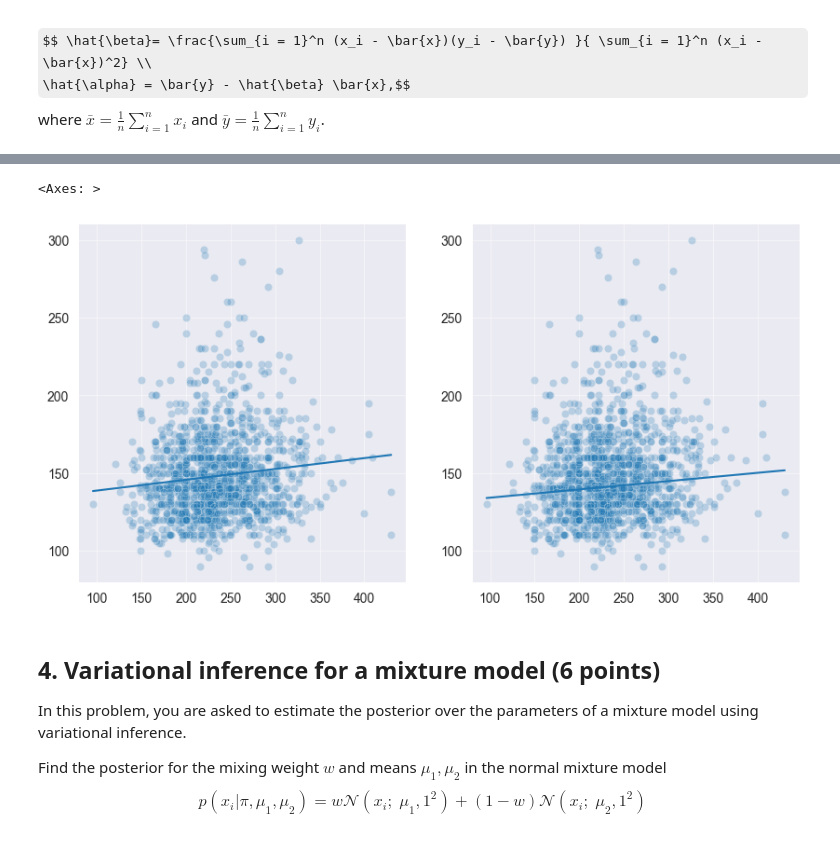
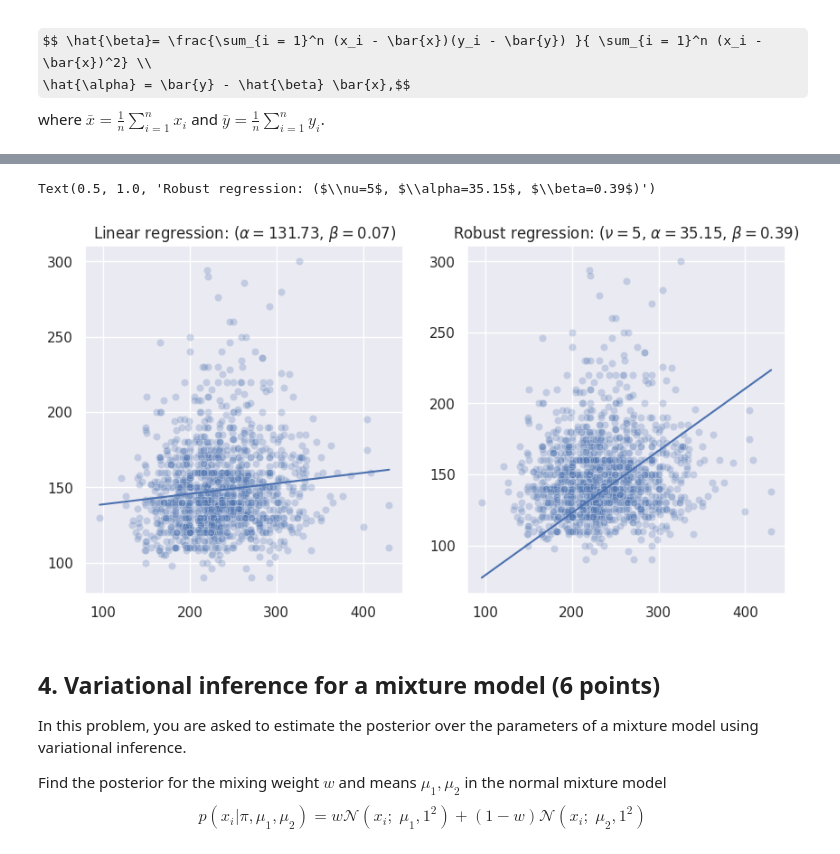
Before and after one commit to yherin/hy-computational-statistics-2023, a Jupyter notebook: Week 5 exercises.ipynb, the cells around one changed output, grey strips where cells are left out. Saved outputs shown, nothing was run; the diff lists cells and outputs as text; code cells hidden in the pictures; some formulas as TeX source.

```diff
--- a/Week 5 exercises.ipynb
+++ b/Week 5 exercises.ipynb
@@ -191,18 +198,31 @@ where $\bar{x} = \frac{1}{n} \sum_{i = 1}^n x_i$ and $\bar{y} = \frac{1}{n} \sum
 import pandas as pd
 import torch
 
+
+@dataclass
+class RegressionResult:
+    alpha: Tensor
+    beta: Tensor
+
+
+
 # load the data from CSV file using pandas
 fram = pd.read_csv('https://raw.githubusercontent.com/lacerbi/compstats-files/main/data/fram.txt', sep='\t')
 # convert the variables of interest to numpy arrays
 # input: Framingham relative weight - the ratio of the subjects weight to the median weight for their sex-height group
-x = torch.tensor(fram['CHOL'].values, dtype=torch.double)
+x = tensor(fram['CHOL'].values, dtype=torch.double)
 # target: Systolic blood pressure, examination 1
-y = torch.tensor(fram['SBP'].values, dtype=torch.double)
+y = tensor(fram['SBP'].values, dtype=torch.double)
 
-def student_logpdf_pytorch(x: torch.Tensor, nu: torch.Tensor) -> torch.Tensor:
-    """Log pdf of Student-t distribution with nu degrees of freedom."""
-    return torch.lgamma(0.5*(nu+1)) - torch.lgamma(0.5*nu) - 0.5*torch.log(torch.tensor(torch.pi)) - 0.5*torch.log(nu) - 0.5*(nu+1)*torch.log(1 + x**2/nu)
+x_cpu = x.cpu()
+y_cpu = y.cpu()
 
-beta_hat = torch.sum((x-x.mean())*(y-y.mean())) / torch.sum((x-x.mean())**2)
-alpha_hat = y.mean() - beta_hat * x.mean()
-print(f'alpha_hat = {alpha_hat}, beta_hat = {beta_hat}')
+
+# def student_logpdf_pytorch(x: Tensor, nu: Tensor) -> Tensor:
+#     """Log pdf of Student-t distribution with nu degrees of freedom."""
+#     return torch.lgamma(0.5*(nu+1)) - torch.lgamma(0.5*nu) - 0.5*torch.log(tensor(torch.pi)) - 0.5*torch.log(nu) - 0.5*(nu+1)*torch.log(1 + x**2/nu)
+
+# def linear_regression_normal(y: Tensor, x: Tensor) -> RegressionResult:
+#     beta_hat = torch.sum((x-x.mean())*(y-y.mean())) / torch.sum((x-x.mean())**2)
+#     alpha_hat = y.mean() - beta_hat * x.mean()
+#     return RegressionResult(alpha_hat.cpu(), beta_hat.cpu())
@@ -233,14 +272,17 @@ alpha, beta
 # %%
 fig, ax = plt.subplots(1, 2)
 
-sns.scatterplot(x=x, y=y, ax=ax[0], alpha=0.25)
-sns.lineplot(x=x, y=alpha_hat + beta_hat*x, ax=ax[0])
+sns.scatterplot(x=x_cpu, y=y_cpu, ax=ax[0], alpha=0.25)
+sns.lineplot(x=x_cpu, y=131.73220676134514 + 0.06969627715093442*x_cpu, ax=ax[0])
+ax[0].set_title(f'Linear regression: ($\\alpha={131.73220676134514:.2f}$, $\\beta={0.06969627715093442:.2f}$)')
 
-sns.scatterplot(x=x, y=y, ax=ax[1], alpha=0.25)
-sns.lineplot(x=x, y=alpha.detach() + beta.detach()*x, ax=ax[1])
+
+sns.scatterplot(x=x_cpu, y=y_cpu, ax=ax[1], alpha=0.25)
+sns.lineplot(x=x_cpu, y=35.1618 + 0.4380*x_cpu, ax=ax[1])
+ax[1].set_title(f'Robust regression: ($\\nu=5$, $\\alpha={theta[0].item():.2f}$, $\\beta={theta[1].item():.2f}$)')
 # %% [output]
-<Axes: >
+Text(0.5, 1.0, 'Robust regression: ($\\nu=5$, $\\alpha=35.15$, $\\beta=0.39$)')
-[figure, old version]
+[figure, new version]
 # %% [markdown]
 ## 4. Variational inference for a mixture model (6 points)
 
```
Also changed, not shown: parts of 17 cells of this notebook, 3 other files.
